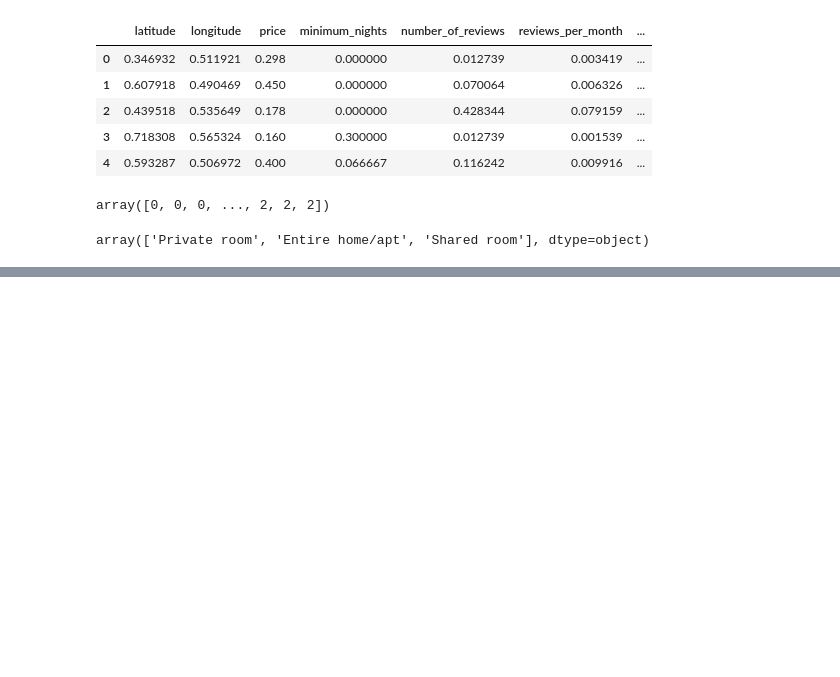
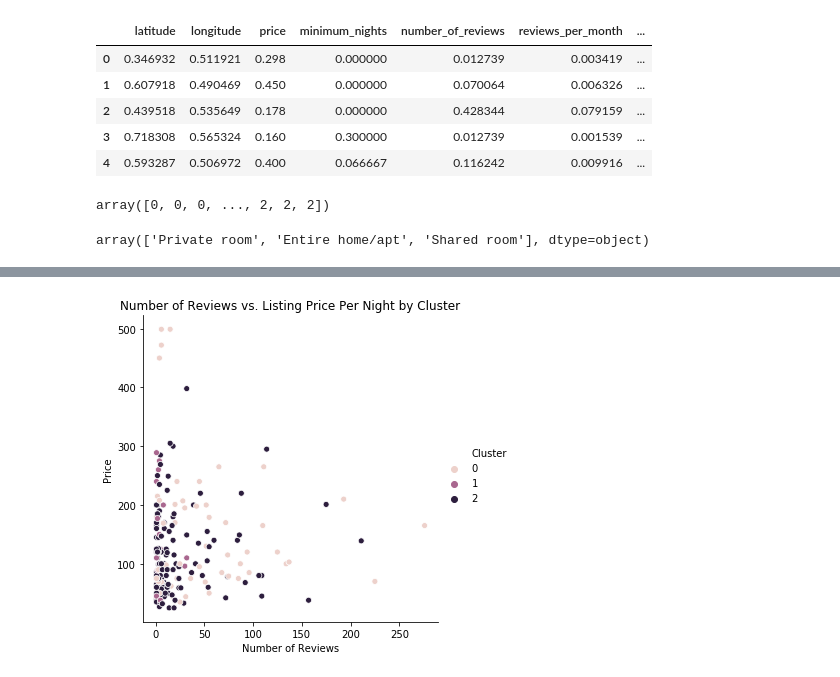
Before and after one commit to esm2000/ds_coursework_python, a Jupyter notebook: mat_328/project/k_means_clustering.ipynb, the cells around one changed output, grey strips where cells are left out. Cells and saved outputs as stored; diff of their text form; code cells hidden in the pictures; blank space fills up the shorter version.

Commit message:
further cluster analysis

```diff
--- a/mat_328/project/k_means_clustering.ipynb
+++ b/mat_328/project/k_means_clustering.ipynb
@@ -184,0 +185,10 @@ plt.savefig("plots/third_cluster_price_dist.png")
+# %%
+airbnb_sample = airbnb.sample(200)
+airbnb_sample["Cluster"] = airbnb_sample["kmeans_clusters"]
+sns.relplot(x = "number_of_reviews", y = "price", hue = "Cluster", data = airbnb_sample)
+plt.title("Number of Reviews vs. Listing Price Per Night by Cluster")
+plt.xlabel("Number of Reviews")
+plt.ylabel("Price")
+plt.savefig("plots/cluster_visualization.png")
+# %% [output]
+[figure, added]
```
Also changed, not shown: parts of 12 cells of this notebook, 3 other files.
